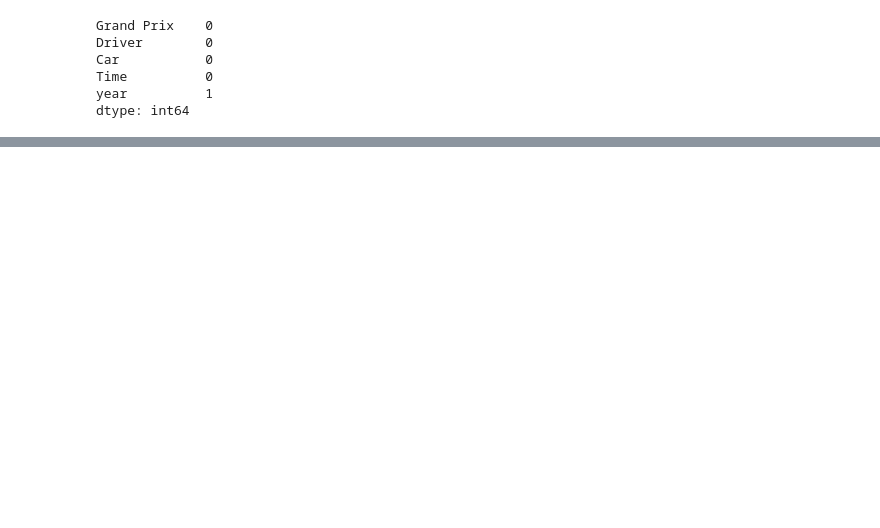
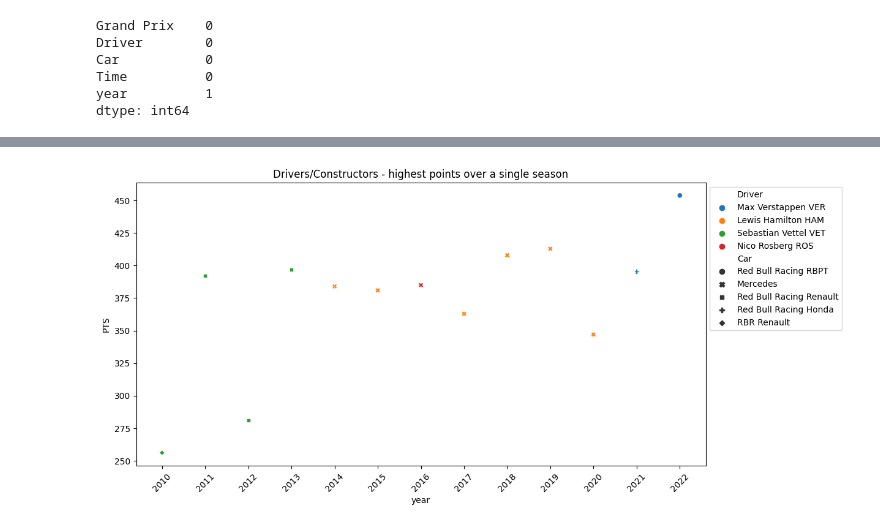
Before and after one commit to amirrj/Formula-One-Analysis, a Jupyter notebook: Formula-One-Analysis.ipynb, the cells around one changed output, grey strips where cells are left out. Saved outputs shown, nothing was run; the diff lists cells and outputs as text; code cells hidden in the pictures; blank space fills up the shorter version.

```diff
--- a/Formula-One-Analysis.ipynb
+++ b/Formula-One-Analysis.ipynb
@@ -93,0 +165,5 @@ dtype: int64
+# %%
+# Most points over a single season - drivers/con
+drivers_highest_points_single_season = df_drivers.sort_values(by='PTS', ascending=False).iloc[:70]
+# %%
+drivers_highest_points_single_season = drivers_highest_points_single_season.drop_duplicates(subset=['year'])
@@ -93,0 +187,9 @@ dtype: int64
+# %%
+plt.figure(figsize=(12, 6))
+plt.title('Drivers/Constructors - highest points over a single season')
+sns.scatterplot(data=drivers_highest_points_single_season, x='year', y='PTS', hue='Driver', style='Car')
+plt.legend(bbox_to_anchor=(1, 1))
+plt.xticks(drivers_highest_points_single_season.year, rotation=45)
+plt.show()
+# %% [output]
+[figure, added]
```
Also changed, not shown: parts of 16 cells of this notebook.
